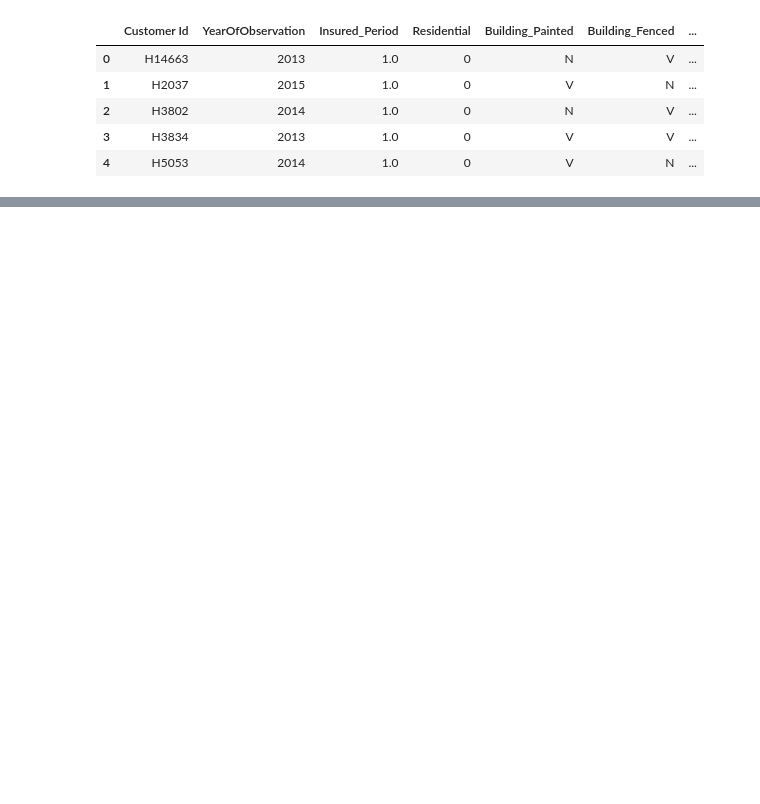
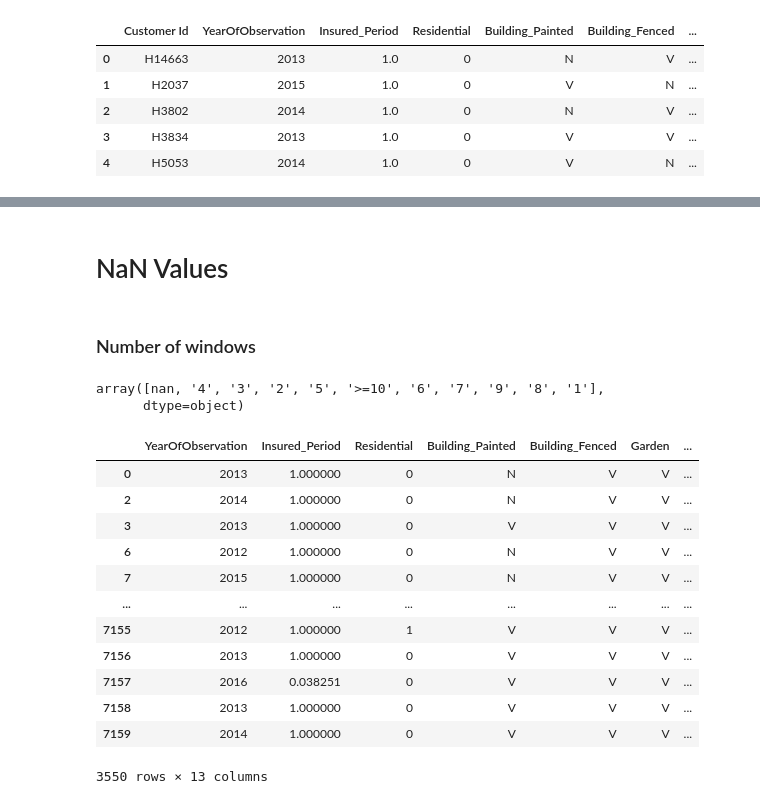
Before and after one commit to Timmy485/Insurance_Prediction, a Jupyter notebook: Insurance Prediciton.ipynb, the cells around one changed output, grey strips where cells are left out. Drawn from its saved outputs; the diff is of its cells as text; code cells hidden in the pictures; blank space fills up the shorter version.

```diff
--- a/Insurance Prediciton.ipynb
+++ b/Insurance Prediciton.ipynb
@@ -19,0 +99,27 @@ df_profile
+# %% [markdown]
+# NaN Values
+# %% [markdown]
+### Number of windows
+# %%
+# Number of windows imputation
+# highly correlated with Settlement & Garden
+df.NumberOfWindows.unique()
+# %% [output]
+array([nan, '4', '3', '2', '5', '>=10', '6', '7', '9', '8', '1'],
+      dtype=object)
+# %%
+df.loc[(df.Settlement == 'U') & (df.NumberOfWindows.isna())]
+# %% [output]
+|  | YearOfObservation | Insured_Period | Residential | Building_Painted | Building_Fenced | Garden | ... |
+| 0 | 2013 | 1.000000 | 0 | N | V | V | ... |
+| 2 | 2014 | 1.000000 | 0 | N | V | V | ... |
+| 3 | 2013 | 1.000000 | 0 | V | V | V | ... |
+| 6 | 2012 | 1.000000 | 0 | N | V | V | ... |
+| 7 | 2015 | 1.000000 | 0 | N | V | V | ... |
+| ... | ... | ... | ... | ... | ... | ... | ... |
+| 7155 | 2012 | 1.000000 | 1 | V | V | V | ... |
+| 7156 | 2013 | 1.000000 | 0 | V | V | V | ... |
+| 7157 | 2016 | 0.038251 | 0 | V | V | V | ... |
+| 7158 | 2013 | 1.000000 | 0 | V | V | V | ... |
+| 7159 | 2014 | 1.000000 | 0 | V | V | V | ... |
+3550 rows × 13 columns
```
Also changed, not shown: parts of 30 cells of this notebook, 1 other file.
